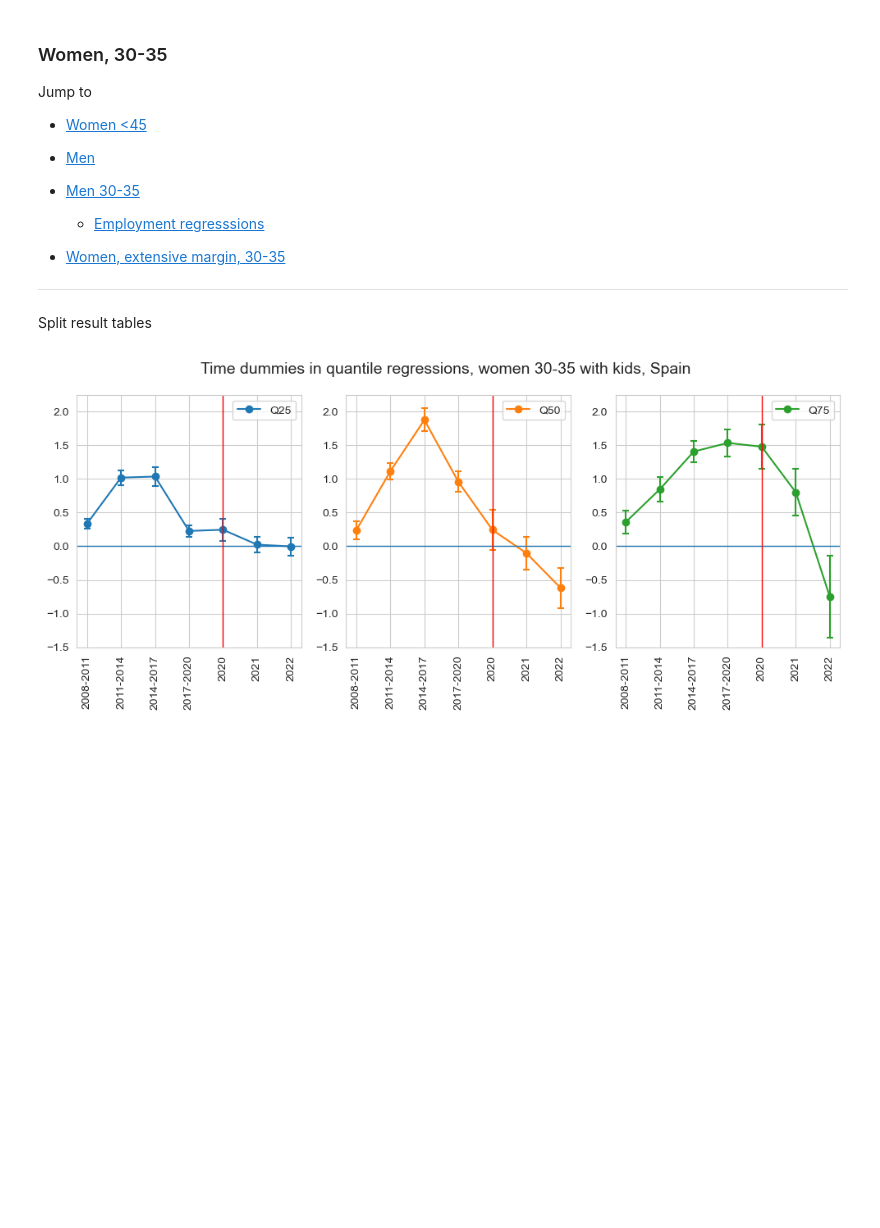
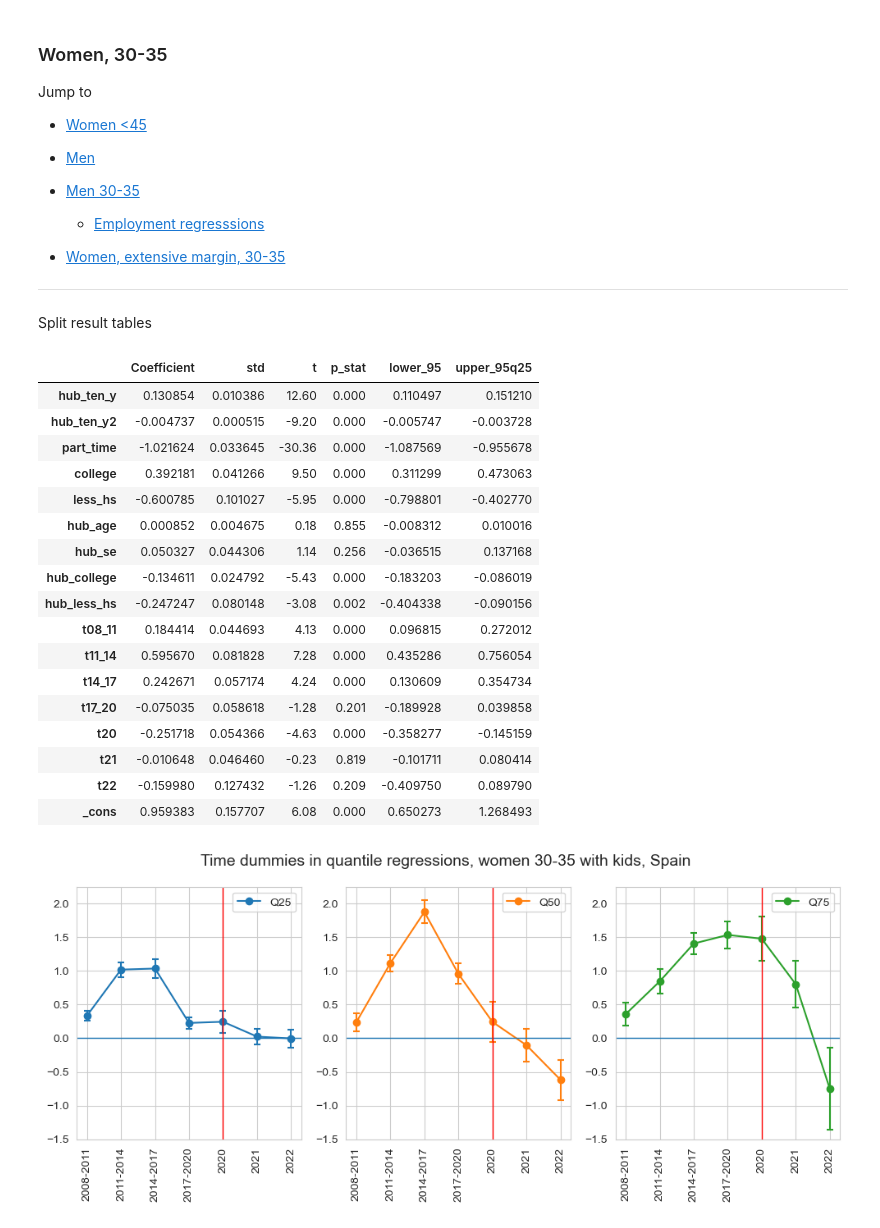
Before and after one commit to crisla/TenMoCoS, a Jupyter notebook: QantRegs_coeffs.ipynb, the cells around one changed output. Saved outputs shown, nothing was run; the diff lists cells and outputs as text; code cells hidden in the pictures; blank space fills up the shorter version.

```diff
--- a/QantRegs_coeffs.ipynb
+++ b/QantRegs_coeffs.ipynb
@@ -406,6 +408,27 @@ tab_moms_45_50_0k = read_table(path+'sqtreg_mothers_0k_3035_2.log',
                          keyword='wife_ten_y',rescale=1,ncols=6,start=2,omit_list=['age2','period_y'],index_to_int=False)
 tab_moms_45_75_0k = read_table(path+'sqtreg_mothers_0k_3035_3.log',
                          keyword='wife_ten_y',rescale=1,ncols=6,start=2,omit_list=['age2','period_y'],index_to_int=False)
+# %%
+tab_moms_45_25_0k
+# %% [output]
+|  | Coefficient | std | t | p_stat | lower_95 | upper_95q25 |
+| hub_ten_y | 0.130854 | 0.010386 | 12.60 | 0.000 | 0.110497 | 0.151210 |
+| hub_ten_y2 | -0.004737 | 0.000515 | -9.20 | 0.000 | -0.005747 | -0.003728 |
+| part_time | -1.021624 | 0.033645 | -30.36 | 0.000 | -1.087569 | -0.955678 |
+| college | 0.392181 | 0.041266 | 9.50 | 0.000 | 0.311299 | 0.473063 |
+| less_hs | -0.600785 | 0.101027 | -5.95 | 0.000 | -0.798801 | -0.402770 |
+| hub_age | 0.000852 | 0.004675 | 0.18 | 0.855 | -0.008312 | 0.010016 |
+| hub_se | 0.050327 | 0.044306 | 1.14 | 0.256 | -0.036515 | 0.137168 |
+| hub_college | -0.134611 | 0.024792 | -5.43 | 0.000 | -0.183203 | -0.086019 |
+| hub_less_hs | -0.247247 | 0.080148 | -3.08 | 0.002 | -0.404338 | -0.090156 |
+| t08_11 | 0.184414 | 0.044693 | 4.13 | 0.000 | 0.096815 | 0.272012 |
+| t11_14 | 0.595670 | 0.081828 | 7.28 | 0.000 | 0.435286 | 0.756054 |
+| t14_17 | 0.242671 | 0.057174 | 4.24 | 0.000 | 0.130609 | 0.354734 |
+| t17_20 | -0.075035 | 0.058618 | -1.28 | 0.201 | -0.189928 | 0.039858 |
+| t20 | -0.251718 | 0.054366 | -4.63 | 0.000 | -0.358277 | -0.145159 |
+| t21 | -0.010648 | 0.046460 | -0.23 | 0.819 | -0.101711 | 0.080414 |
+| t22 | -0.159980 | 0.127432 | -1.26 | 0.209 | -0.409750 | 0.089790 |
+| _cons | 0.959383 | 0.157707 | 6.08 | 0.000 | 0.650273 | 1.268493 |
 # %%
 time_periods_thin = ['t08_11', 't11_14','t14_17', 't17_20', 't20', 't21', 't22']
 time_periods_thin_labels = ['2008-2011','2011-2014','2014-2017','2017-2020','2020','2021','2022']
```
Also changed, not shown: parts of 1 cell of this notebook, 5 other files.
